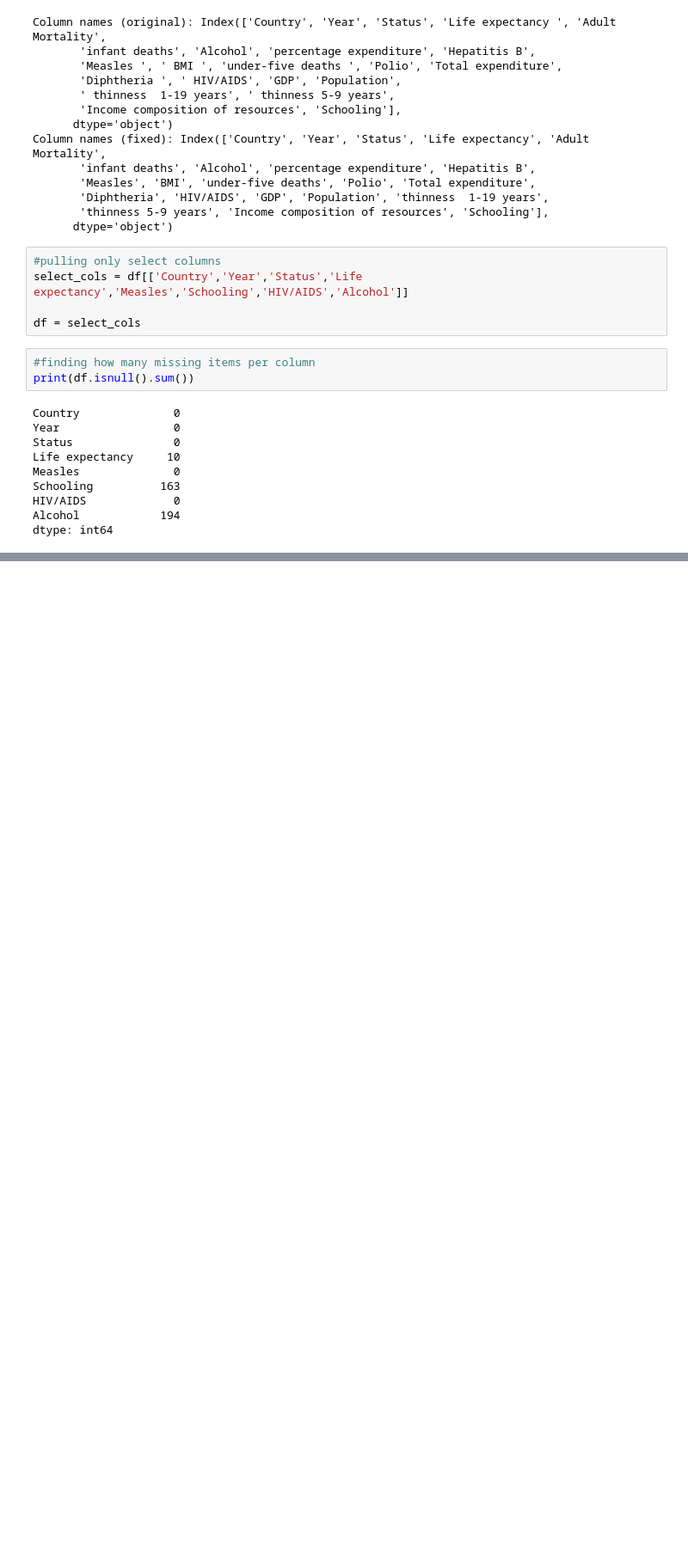
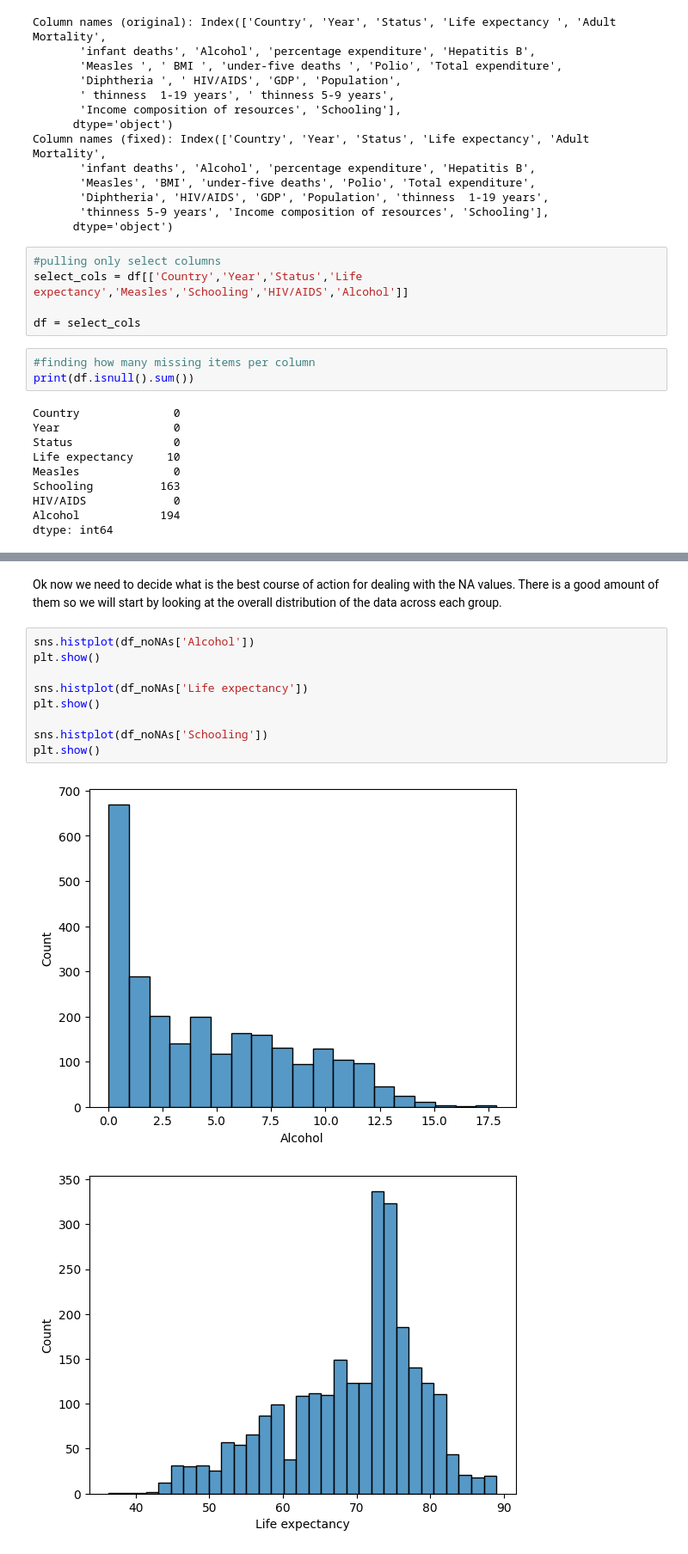
Before and after one commit to gforesman/gf_projects.github.io, a Jupyter notebook: WHO_analysis.ipynb, the cells around one changed output, grey strips where cells are left out. Shown at 86% size. Drawn from its saved outputs; the diff is of its cells as text; blank space fills up the shorter version.

```diff
--- a/WHO_analysis.ipynb
+++ b/WHO_analysis.ipynb
@@ -73,2 +74,16 @@ print(len(df_noNAs) / len(df) *100)
 # %% [output]
 87.95098706603132
+# %% [markdown]
+Ok now we need to decide what is the best course of action for dealing with the NA values. There is a good amount of them so we will start by looking at the overall distribution of the data across each group.
+# %%
+sns.histplot(df_noNAs['Alcohol'])
+plt.show()
+
+sns.histplot(df_noNAs['Life expectancy'])
+plt.show()
+
+sns.histplot(df_noNAs['Schooling'])
+plt.show()
+# %% [output]
+[figure, added]
+[figure, added]
```
Also changed, not shown: parts of 21 cells of this notebook.
